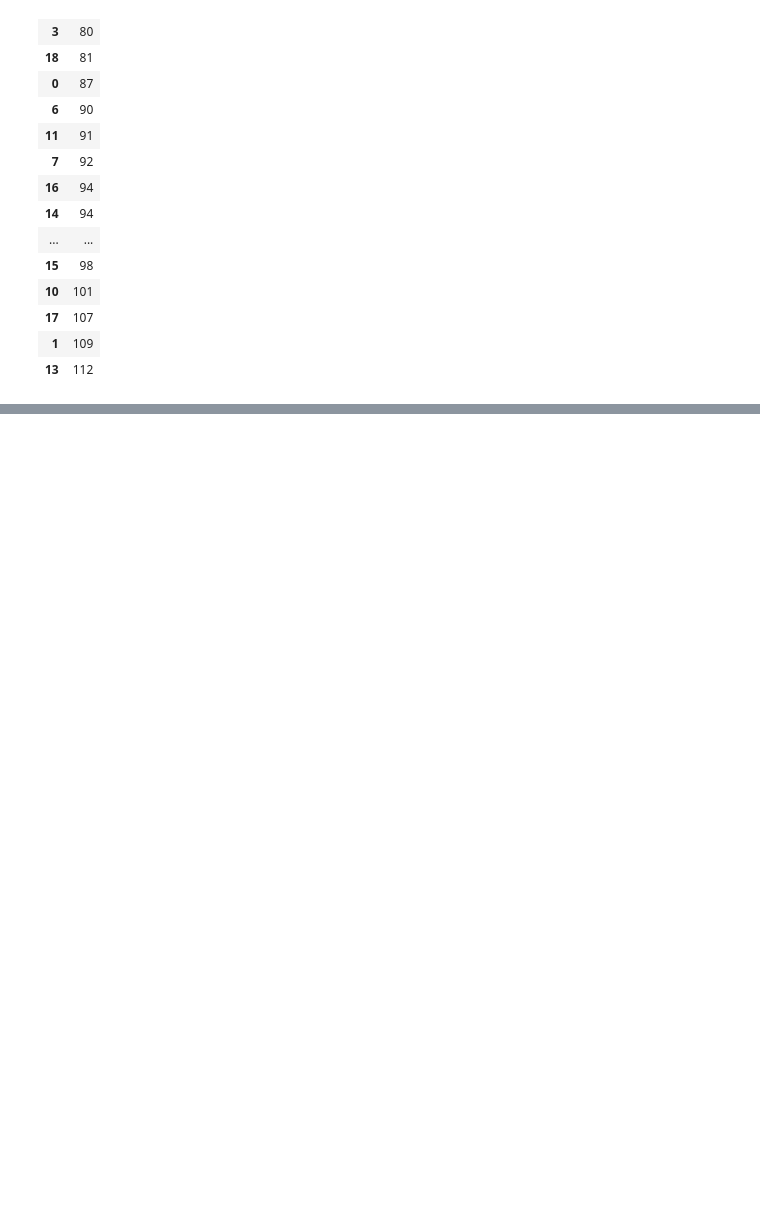
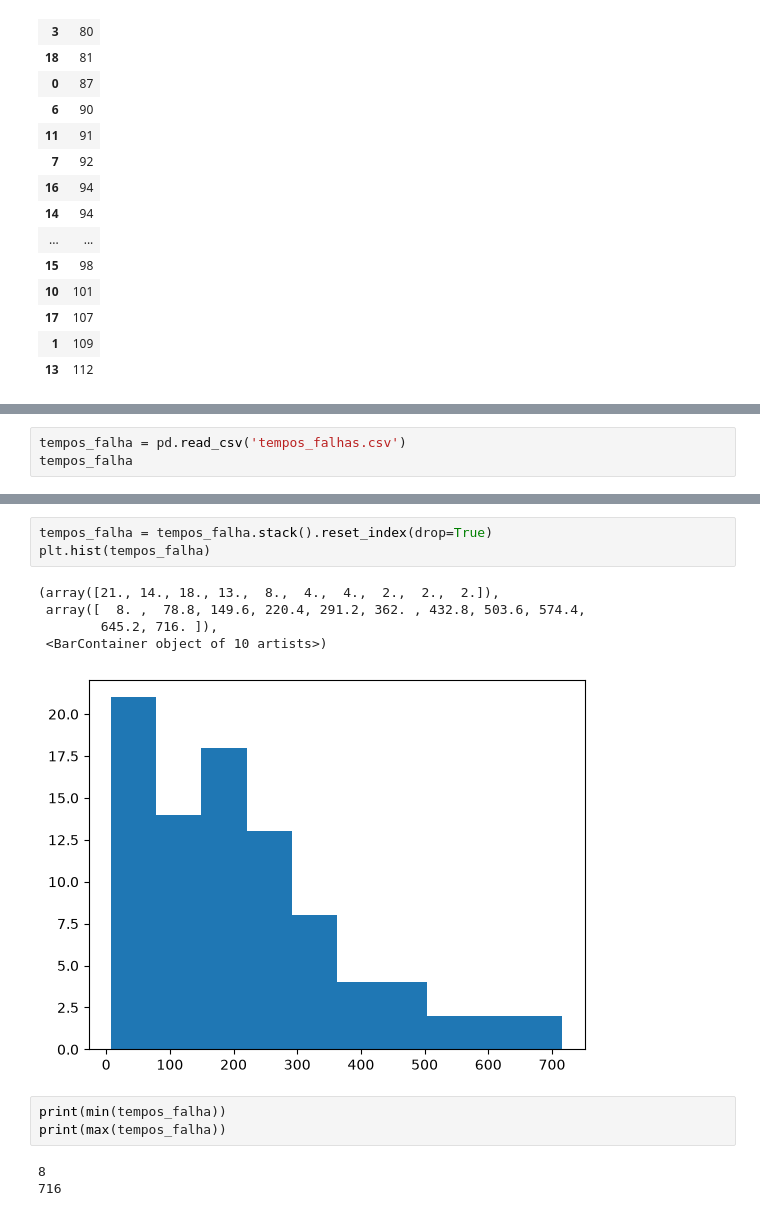
Before and after one commit to sanchesale3018/Data-Science-Postgrad-PUC-Minas, a Jupyter notebook: Estatistica/Execicios_Livro/Exer_cap_01.ipynb, the cells around one changed output, grey strips where cells are left out. Cells and saved outputs as stored; diff of their text form; blank space fills up the shorter version.

```diff
--- a/Estatistica/Execicios_Livro/Exer_cap_01.ipynb
+++ b/Estatistica/Execicios_Livro/Exer_cap_01.ipynb
@@ -465,0 +488,3 @@ frequencia.sort_values(0)
+# %%
+tempos_falha = pd.read_csv('tempos_falhas.csv')
+tempos_falha
@@ -465,0 +504,15 @@ frequencia.sort_values(0)
+# %%
+tempos_falha = tempos_falha.stack().reset_index(drop=True)
+plt.hist(tempos_falha)
+# %% [output]
+(array([21., 14., 18., 13.,  8.,  4.,  4.,  2.,  2.,  2.]),
+ array([  8. ,  78.8, 149.6, 220.4, 291.2, 362. , 432.8, 503.6, 574.4,
+        645.2, 716. ]),
+ <BarContainer object of 10 artists>)
+[figure, added]
+# %%
+print(min(tempos_falha))
+print(max(tempos_falha))
+# %% [output]
+8
+716
```
Also changed, not shown: parts of 10 cells of this notebook, 2 other files.
